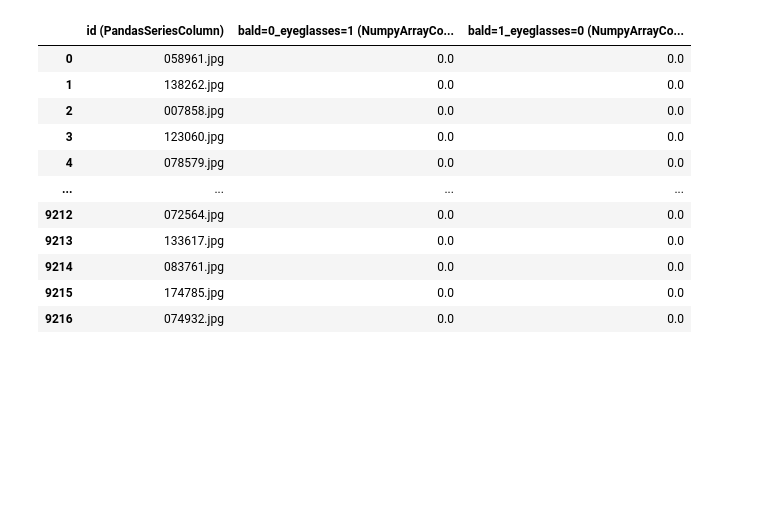
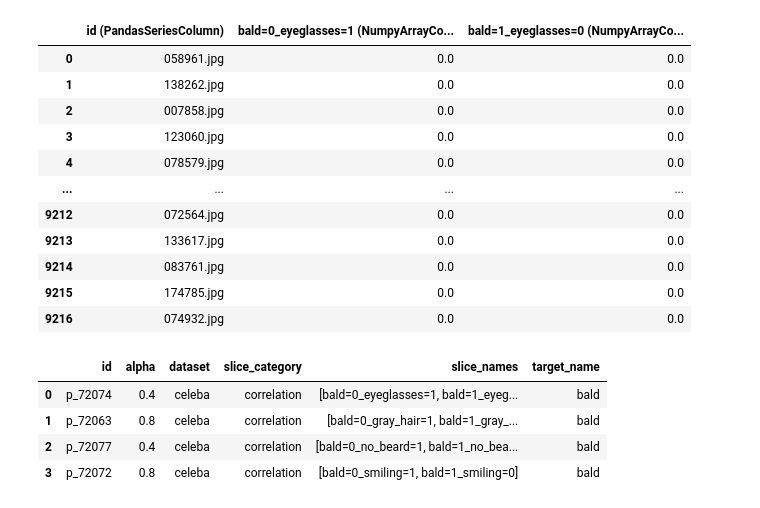
Before and after one commit to data-centric-ai/dcbench, a Jupyter notebook: notebooks/dcbench_slice_discovery.ipynb, the cells around one changed output. Cells and saved outputs as stored; diff of their text form; code cells hidden in the pictures; blank space fills up the shorter version.

```diff
--- a/notebooks/dcbench_slice_discovery.ipynb
+++ b/notebooks/dcbench_slice_discovery.ipynb
@@ -34,3 +75,11 @@ problem["slices"]
 | 9214 | 083761.jpg | 0.0 | 0.0 |
 | 9215 | 174785.jpg | 0.0 | 0.0 |
 | 9216 | 074932.jpg | 0.0 | 0.0 |
+# %%
+dcbench.slice_discovery.problems_df
+# %% [output]
+|  | id | alpha | dataset | slice_category | slice_names | target_name |
+| 0 | p_72074 | 0.4 | celeba | correlation | [bald=0_eyeglasses=1, bald=1_eyeg... | bald |
+| 1 | p_72063 | 0.8 | celeba | correlation | [bald=0_gray_hair=1, bald=1_gray_... | bald |
+| 2 | p_72077 | 0.4 | celeba | correlation | [bald=0_no_beard=1, bald=1_no_bea... | bald |
+| 3 | p_72072 | 0.8 | celeba | correlation | [bald=0_smiling=1, bald=1_smiling=0] | bald |
```
Also changed, not shown: parts of 14 cells of this notebook, 4 other files.
